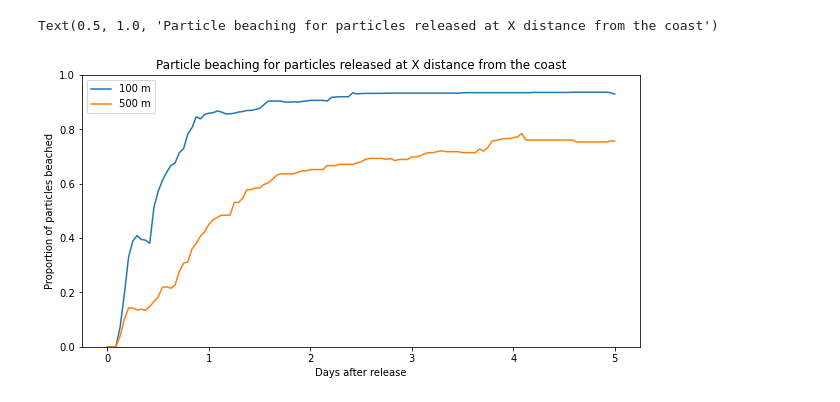
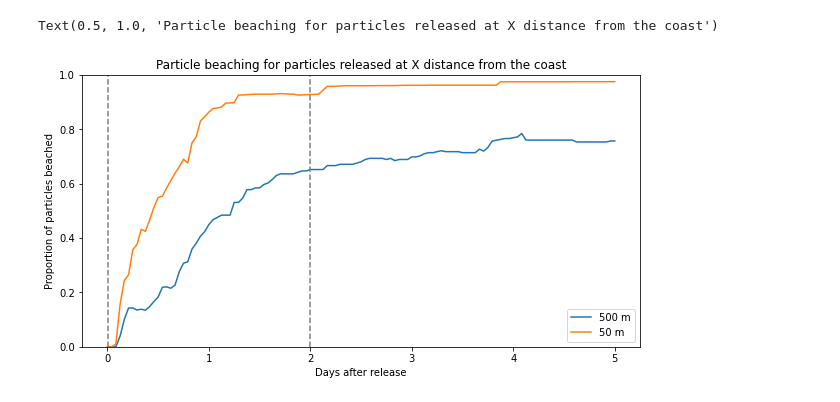
Before and after one commit to SalishSeaCast/analysis-jose, a Jupyter notebook: notebooks/parcels/Remote/Fibres/check_beach.ipynb, the cells around one changed output. Saved outputs shown, nothing was run; the diff lists cells and outputs as text; code cells hidden in the pictures.

Commit message:
beaching test

```diff
--- a/notebooks/parcels/Remote/Fibres/check_beach.ipynb
+++ b/notebooks/parcels/Remote/Fibres/check_beach.ipynb
@@ -19,6 +19,11 @@ rc('animation', html='html5')
 
 sys.path.append('/home/jvalenti/MOAD/analysis-jose/Source')
 from OP_functions import *
+# %%
+def time_prob(x0,k):
+    tmin = (x0**2/(4*k))/86400
+    tmax = ((((x0+(285*k))/0.4)**2)/(np.pi*k))//86400
+    return tmin,tmax
 # %%
 # surf=xr.open_dataset(paths['mask'],decode_times=False).coast_mask[0,1,:,:]
 # fig,ax=plt.subplots(1,1,figsize=(5,10))
@@ -41,7 +46,7 @@ dmin = param['param']['dmin'] #minimum depth
 dd = param['param']['dd'] #max depth difference from dmin
 name = param['file']['name'] #name output file
 name2 = 'beach500'
-
+name3 = 'beach50'
 #WS = param['particle']['Ws']
 
 daterange = [start+timedelta(days=i) for i in range(Tmax)]
@@ -49,6 +54,8 @@ fn =  name + '_'.join(d.strftime('%Y%m%d')+'_1n' for d in [start, start+duration
 outfile = os.path.join(paths['out'], fn)
 fn2 =  name2 + '_'.join(d.strftime('%Y%m%d')+'_1n' for d in [start, start+duration]) + '.nc'
 outfile2 = os.path.join(paths['out'], fn2)
+fn3 =  name3 + '_'.join(d.strftime('%Y%m%d')+'_1n' for d in [start, start+duration]) + '.nc'
+outfile3 = os.path.join(paths['out'], fn3)
 # %%
 Dat=xr.open_dataset(paths['coords'],decode_times=False)
 outf_lat=Dat['nav_lat'][445,304]
@@ -59,28 +66,37 @@ coords = xr.open_dataset(paths['coords'], decode_times=False)
 mask = xr.open_dataset(paths['mask'])
 ds = xr.open_dataset(outfile)
 ds2 = xr.open_dataset(outfile2)
+ds3 = xr.open_dataset(outfile3)
 # %%
 beach = ds.beached
 beach2 = ds2.beached
+beach3 = ds3.beached
 
 b = []
 b2 = []
+b3 =[]
 for t in range(beach.shape[1]):
     a=np.count_nonzero(beach[:,t] == 0.0)
     a2=np.count_nonzero(beach2[:,t] == 0.0)
+    a3=np.count_nonzero(beach3[:,t] == 0.0)
     c=np.count_nonzero(beach[:,t] == 1.0)
     c2=np.count_nonzero(beach2[:,t] == 1.0)
+    c3=np.count_nonzero(beach3[:,t] == 1.0)
     b.append(c/(c+a))
     b2.append(c2/(c2+a2))
+    b3.append(c3/(c3+a3))
 time = np.linspace(0,5,121)
 fig,axs = plt.subplots(1,1,figsize=(10,5))
-plt.plot(time,b,label='100 m')
+#plt.plot(time,b,label='100 m')
 plt.plot(time,b2,label='500 m')
+plt.plot(time,b3,label='50 m')
+plt.axvline(x=time_prob(50,1)[0],linestyle='--',color='grey')
+plt.axvline(x=time_prob(50,1)[1],linestyle='--',color='grey')
 plt.legend()
 plt.ylim([0,1])
 plt.xlabel('Days after release')
 plt.ylabel('Proportion of particles beached')
 plt.title('Particle beaching for particles released at X distance from the coast')
 # %% [output]
 Text(0.5, 1.0, 'Particle beaching for particles released at X distance from the coast')
-[figure, old version]
+[figure, new version]
```
Also changed, not shown: parts of 2 cells of this notebook, 8 other files.
